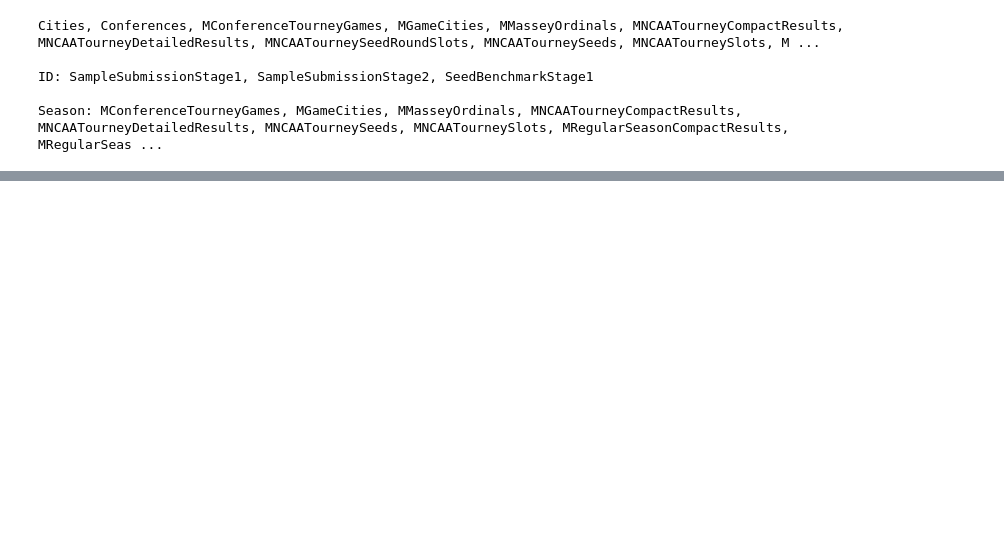
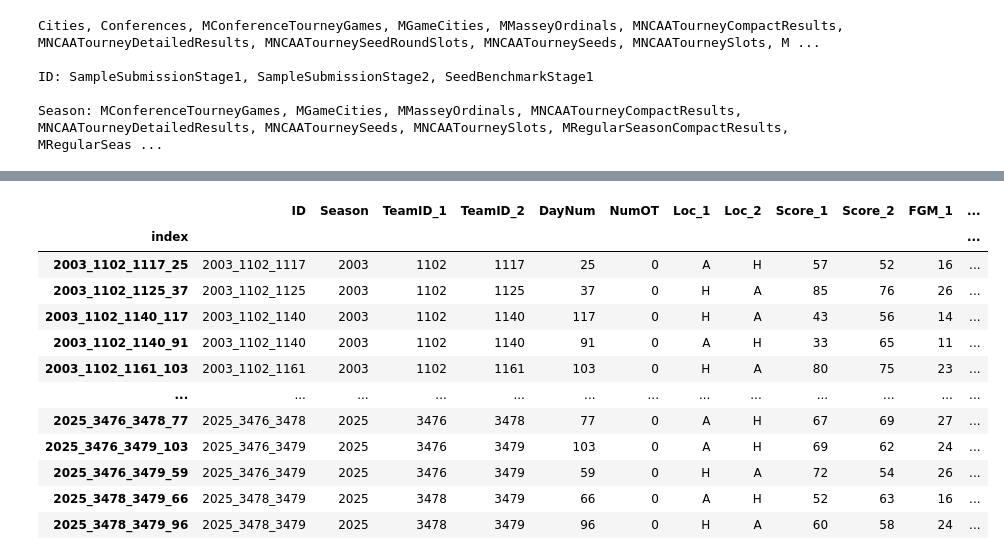
Before and after one commit to bedwards/mania, a Jupyter notebook: working/mania.ipynb, the cells around one changed output, grey strips where cells are left out. Drawn from its saved outputs; the diff is of its cells as text; code cells hidden in the pictures; blank space fills up the shorter version.

Commit message:
GameStatsByTeam

```diff
--- a/working/mania.ipynb
+++ b/working/mania.ipynb
@@ -1,8 +1,9 @@
 # %%
 try:
     get_ipython().run_line_magic("reset", "-f")
+    p = display
 except NameError:
-    pass
+    p = print
 
 import warnings
 
@@ -15,6 +16,8 @@ import numpy as np
 import pandas as pd
 
 pd.set_option('display.expand_frame_repr', False)
+pd.set_option('display.max_columns', None)
+pd.set_option('display.width', None)
 input_dir = "march-machine-learning-mania-2025"
 output_dir = "output"
 os.makedirs(output_dir, exist_ok=True)
@@ -47,8 +50,8 @@ df_names_with_season.sort()
 # for df_name in df_names:
 #     df = globals()[df_name]
 #     print(df_name)
-#     print(df)
-#     print()
+#     p(df)
+#     pring()
 
 print(", ".join(df_names))
 print()
@@ -184,6 +247,7 @@ for gender in ["M", "W"]:
     for result_type in ["RegularSeason", "NCAATourney", "SecondaryTourney"]:
         df_name = gender + result_type + "CompactResults"
         print(df_name)
-        print(globals()[df_name])
+        p(globals()[df_name])
+        print()
 # %% [output]
 MRegularSeasonCompactResults
@@ -249,0 +410,56 @@ ID
+# %%
+GameStatsByID = pd.DataFrame()
+cols_info = [
+    "index",
+    "ID",
+    "Season",
+    "TeamID_1",
+    "TeamID_2",
+    "DayNum",
+    "NumOT",
+    "Loc_1",
+    "Loc_2",
+]
+cols_stats = [
+    "Score",
+    "FGM",
+    "FGA",
+    "FGM3",
+    "FGA3",
+    "FTM",
+    "FTA",
+    "OR",
+    "DR",
+    "Ast",
+    "TO",
+    "Stl",
+    "Blk",
+    "PF",
+]
+
+for gender in ["M", "W"]:
+    results = globals()[gender + "RegularSeasonDetailedResults"].copy()
+    results, mask = process_results(results)
+
+    for col in cols_stats:
+        results, _ = wl_to_12(results, col)
+
+    results["WLoc"] = results["WLoc"].astype("category")
+    assert sorted(results["WLoc"].cat.categories.to_list()) == ["A", "H", "N"]
+    results["LLoc"] = results["WLoc"].cat.rename_categories({"A": "H", "H": "A"})
+    results, _ = wl_to_12(results, "Loc")
+    cols = cols_info.copy()
+
+    for col in cols_stats:
+        for team in [1, 2]:
+            cols.append(f"{col}_{team}")
+
+    results = results[cols]
+    GameStatsByID = pd.concat([GameStatsByID, results])
+
+assert GameStatsByID["index"].nunique() == GameStatsByID.shape[0]
+GameStatsByID = GameStatsByID.set_index("index").sort_index()
+print("GameStatsByID")
+p(GameStatsByID)
+print()
+# %% [output]
@@ -249,0 +467,13 @@ ID
+|  | ID | Season | TeamID_1 | TeamID_2 | DayNum | NumOT | Loc_1 | Loc_2 | Score_1 | Score_2 | FGM_1 | ... |
+| index |  |  |  |  |  |  |  |  |  |  |  | ... |
+| 2003_1102_1117_25 | 2003_1102_1117 | 2003 | 1102 | 1117 | 25 | 0 | A | H | 57 | 52 | 16 | ... |
+| 2003_1102_1125_37 | 2003_1102_1125 | 2003 | 1102 | 1125 | 37 | 0 | H | A | 85 | 76 | 26 | ... |
+| 2003_1102_1140_117 | 2003_1102_1140 | 2003 | 1102 | 1140 | 117 | 0 | H | A | 43 | 56 | 14 | ... |
+| 2003_1102_1140_91 | 2003_1102_1140 | 2003 | 1102 | 1140 | 91 | 0 | A | H | 33 | 65 | 11 | ... |
+| 2003_1102_1161_103 | 2003_1102_1161 | 2003 | 1102 | 1161 | 103 | 0 | H | A | 80 | 75 | 23 | ... |
+| ... | ... | ... | ... | ... | ... | ... | ... | ... | ... | ... | ... | ... |
+| 2025_3476_3478_77 | 2025_3476_3478 | 2025 | 3476 | 3478 | 77 | 0 | A | H | 67 | 69 | 27 | ... |
+| 2025_3476_3479_103 | 2025_3476_3479 | 2025 | 3476 | 3479 | 103 | 0 | A | H | 69 | 62 | 24 | ... |
+| 2025_3476_3479_59 | 2025_3476_3479 | 2025 | 3476 | 3479 | 59 | 0 | H | A | 72 | 54 | 26 | ... |
+| 2025_3478_3479_66 | 2025_3478_3479 | 2025 | 3478 | 3479 | 66 | 0 | A | H | 52 | 63 | 16 | ... |
+| 2025_3478_3479_96 | 2025_3478_3479 | 2025 | 3478 | 3479 | 96 | 0 | H | A | 60 | 58 | 24 | ... |
```
Also changed, not shown: parts of 10 cells of this notebook, 3 other files.
